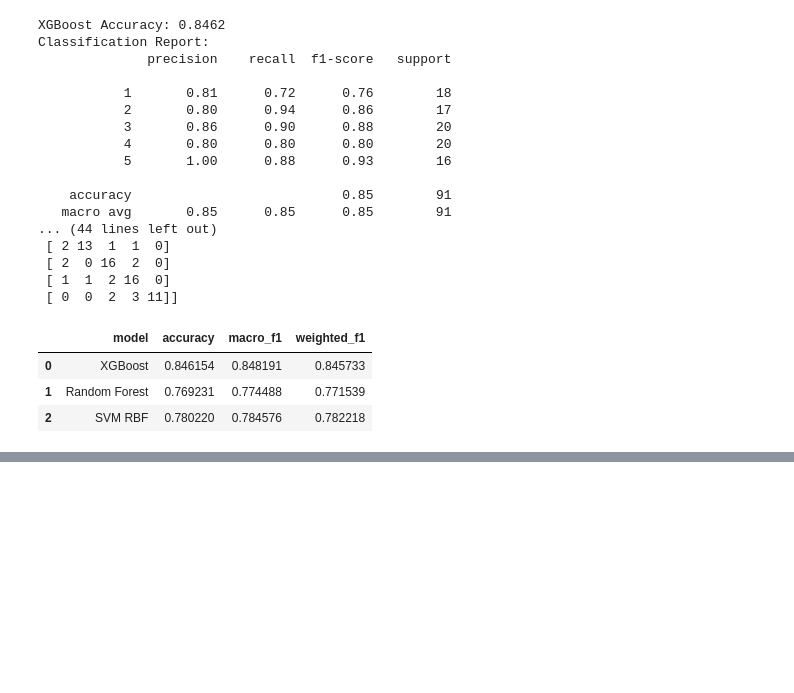
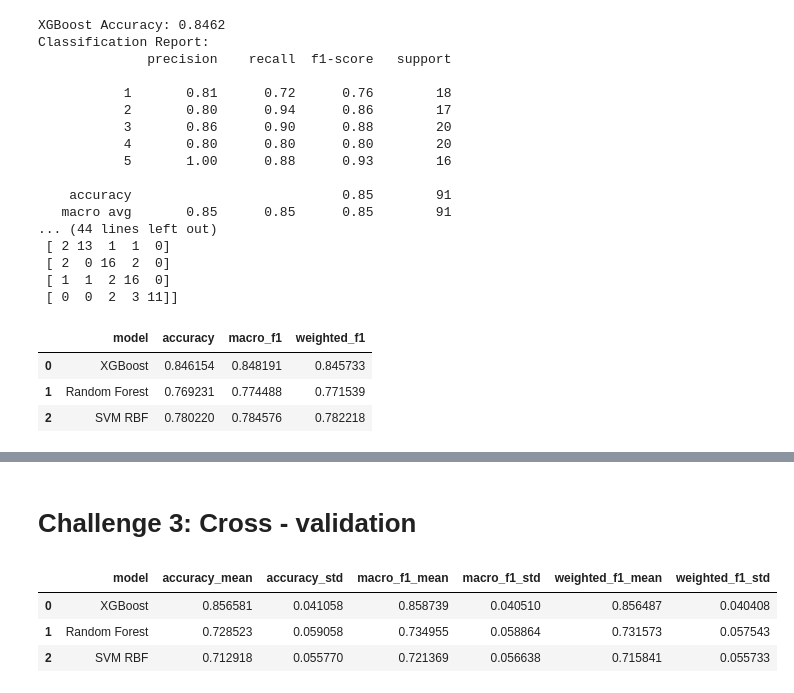
Before and after one commit to Silver0916/BMET5933, a Jupyter notebook: WEEK8_9/Week_8-9_Li_Code_file_ipynb_draft_version.ipynb, the cells around one changed output, grey strips where cells are left out. Saved outputs shown, nothing was run; the diff lists cells and outputs as text; code cells hidden in the pictures; blank space fills up the shorter version.

Commit message:
update for cross validation

```diff
--- a/WEEK8_9/Week_8-9_Li_Code_file_ipynb_draft_version.ipynb
+++ b/WEEK8_9/Week_8-9_Li_Code_file_ipynb_draft_version.ipynb
@@ -230,8 +231,8 @@ class GlcmFeatureExtractor:
 
 		# glcm configuration
 		self.distance = 1
-		self.angle = 0
-		self.levels = 32
+		self.angle = 0 # angle for GLCM
+		self.levels = 8 # number of gray levels for GLCM
 		self.symmetric = False
 		self.normed = False
 
@@ -244,7 +245,7 @@ class GlcmFeatureExtractor:
 		Returns:
 			ndarray: Gray-level image.
 		"""
-		quantized_gray_image = np.floor(image / (self.levels)).astype(np.uint8)
+		quantized_gray_image = np.floor(image / 256 * self.levels).astype(np.uint8)
 		return quantized_gray_image
 
 	def get_masked_gray_image(self, image, mask):
@@ -528,0 +594,13 @@ Classification Report:
+# %%
+# encode labels
+y_encoded = label_encoder.fit_transform(y_extended)
+
+# split the dataset into training and testing subsets, ratio is a experience-based choice
+train_test_split_ratio = 0.2
+x_extended_train, x_extended_test, y_extended_train, y_extended_test = train_test_split(
+										x_extended,
+										y_encoded,
+										test_size = train_test_split_ratio,
+										random_state=42,
+										stratify=y_encoded
+										)
@@ -528,0 +632,2 @@ Classification Report:
+# %% [markdown]
+# Challenge 3: Cross - validation
@@ -529,3 +665,44 @@ Classification Report:
+# %%
+cv_results = []
+# store cross-validation results in a list of dictionaries
+cv_results.append({
+    "model": "XGBoost",
+    "accuracy_mean": xgb_cv_results["test_accuracy"].mean(),
+    "accuracy_std": xgb_cv_results["test_accuracy"].std(),
+    "macro_f1_mean": xgb_cv_results["test_f1_macro"].mean(),
+    "macro_f1_std": xgb_cv_results["test_f1_macro"].std(),
+    "weighted_f1_mean": xgb_cv_results["test_f1_weighted"].mean(),
+    "weighted_f1_std": xgb_cv_results["test_f1_weighted"].std()
+})
+
+cv_results.append({
+    "model": "Random Forest",
+    "accuracy_mean": rf_cv_results["test_accuracy"].mean(),
+    "accuracy_std": rf_cv_results["test_accuracy"].std(),
+    "macro_f1_mean": rf_cv_results["test_f1_macro"].mean(),
+    "macro_f1_std": rf_cv_results["test_f1_macro"].std(),
+    "weighted_f1_mean": rf_cv_results["test_f1_weighted"].mean(),
+    "weighted_f1_std": rf_cv_results["test_f1_weighted"].std()
+})
+
+cv_results.append({
+    "model": "SVM RBF",
+    "accuracy_mean": svm_cv_results["test_accuracy"].mean(),
+    "accuracy_std": svm_cv_results["test_accuracy"].std(),
+    "macro_f1_mean": svm_cv_results["test_f1_macro"].mean(),
+    "macro_f1_std": svm_cv_results["test_f1_macro"].std(),
+    "weighted_f1_mean": svm_cv_results["test_f1_weighted"].mean(),
+    "weighted_f1_std": svm_cv_results["test_f1_weighted"].std()
+})
+
+# convert cross-validation results into a DataFrame for better visualization
+cv_results_df = pd.DataFrame(cv_results)
+cv_results_df
+# %% [output]
+|  | model | accuracy_mean | accuracy_std | macro_f1_mean | macro_f1_std | weighted_f1_mean | weighted_f1_std |
+| 0 | XGBoost | 0.856581 | 0.041058 | 0.858739 | 0.040510 | 0.856487 | 0.040408 |
+| 1 | Random Forest | 0.728523 | 0.059058 | 0.734955 | 0.058864 | 0.731573 | 0.057543 |
+| 2 | SVM RBF | 0.712918 | 0.055770 | 0.721369 | 0.056638 | 0.715841 | 0.055733 |
 # %%
 # These are for exporting the notebook as a PDF later if needed
 !apt-get update
```
Also changed, not shown: parts of 9 cells of this notebook.
